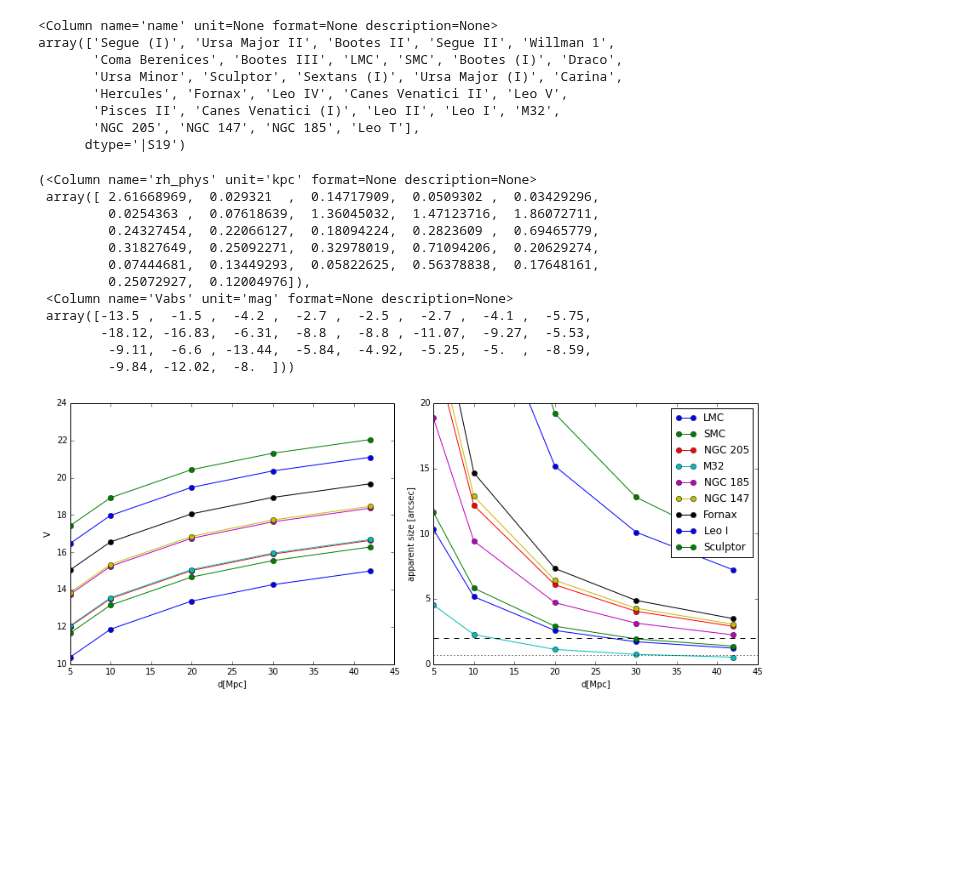
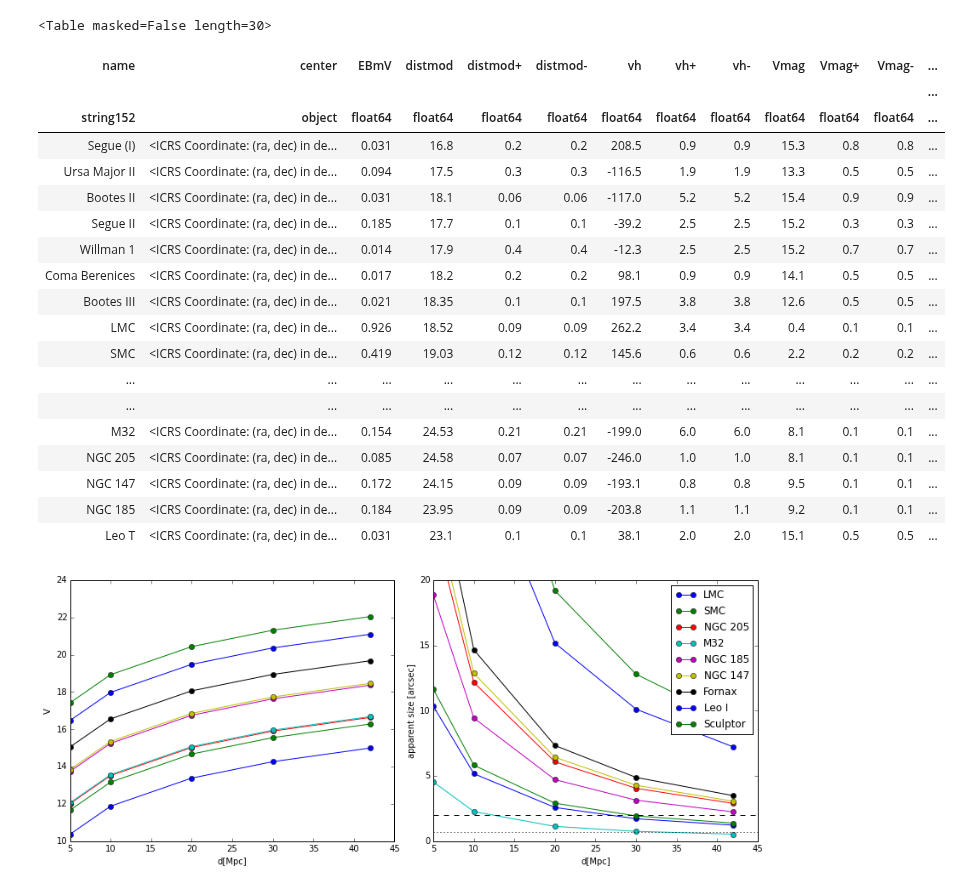
Before and after one commit to sagasurvey/erik, a Jupyter notebook: ipython_notebooks/dSph_at_distance_plots.ipynb, the cells around one changed output. Saved outputs shown, nothing was run; the diff lists cells and outputs as text; code cells hidden in the pictures; blank space fills up the shorter version.

```diff
--- a/ipython_notebooks/dSph_at_distance_plots.ipynb
+++ b/ipython_notebooks/dSph_at_distance_plots.ipynb
@@ -275,43 +286,40 @@ mcconndat = get_table('https://www.astrosci.ca/users/alan/Nearby_Dwarfs_Database
 # %%
 #the MW sats
 sample = mcconndat['distance']<420
 sample[mcconndat['name']=='Canis Major'] = False
 sample[mcconndat['name']=='Phoenix'] = False
 sample[mcconndat['name']=='Phoenix'] = False
 sample[mcconndat['name']=='Sagittarius dSph'] = False  # disrupting
 
 #special-case including some of the bright M31 objects
 sample[mcconndat['name']=='M32'] = True
 sample[mcconndat['name']=='NGC 147'] = True
 sample[mcconndat['name']=='NGC 185'] = True
 sample[mcconndat['name']=='NGC 205'] = True
 
 ldat = mcconndat[sample]
-ldat['name']
+ldat
 # %% [output]
-<Column name='name' unit=None format=None description=None>
-array(['Segue (I)', 'Ursa Major II', 'Bootes II', 'Segue II', 'Willman 1',
-       'Coma Berenices', 'Bootes III', 'LMC', 'SMC', 'Bootes (I)', 'Draco',
-       'Ursa Minor', 'Sculptor', 'Sextans (I)', 'Ursa Major (I)', 'Carina',
-       'Hercules', 'Fornax', 'Leo IV', 'Canes Venatici II', 'Leo V',
-       'Pisces II', 'Canes Venatici (I)', 'Leo II', 'Leo I', 'M32',
-       'NGC 205', 'NGC 147', 'NGC 185', 'Leo T'],
-      dtype='|S19')
+<Table masked=False length=30>
+| name | center | EBmV | distmod | distmod+ | distmod- | vh | vh+ | vh- | Vmag | Vmag+ | Vmag- | ... |
+|  |  |  |  |  |  |  |  |  |  |  |  | ... |
+| string152 | object | float64 | float64 | float64 | float64 | float64 | float64 | float64 | float64 | float64 | float64 | ... |
+| Segue (I) | <ICRS Coordinate: (ra, dec) in de... | 0.031 | 16.8 | 0.2 | 0.2 | 208.5 | 0.9 | 0.9 | 15.3 | 0.8 | 0.8 | ... |
+| Ursa Major II | <ICRS Coordinate: (ra, dec) in de... | 0.094 | 17.5 | 0.3 | 0.3 | -116.5 | 1.9 | 1.9 | 13.3 | 0.5 | 0.5 | ... |
+| Bootes II | <ICRS Coordinate: (ra, dec) in de... | 0.031 | 18.1 | 0.06 | 0.06 | -117.0 | 5.2 | 5.2 | 15.4 | 0.9 | 0.9 | ... |
+| Segue II | <ICRS Coordinate: (ra, dec) in de... | 0.185 | 17.7 | 0.1 | 0.1 | -39.2 | 2.5 | 2.5 | 15.2 | 0.3 | 0.3 | ... |
+| Willman 1 | <ICRS Coordinate: (ra, dec) in de... | 0.014 | 17.9 | 0.4 | 0.4 | -12.3 | 2.5 | 2.5 | 15.2 | 0.7 | 0.7 | ... |
+| Coma Berenices | <ICRS Coordinate: (ra, dec) in de... | 0.017 | 18.2 | 0.2 | 0.2 | 98.1 | 0.9 | 0.9 | 14.1 | 0.5 | 0.5 | ... |
+| Bootes III | <ICRS Coordinate: (ra, dec) in de... | 0.021 | 18.35 | 0.1 | 0.1 | 197.5 | 3.8 | 3.8 | 12.6 | 0.5 | 0.5 | ... |
+| LMC | <ICRS Coordinate: (ra, dec) in de... | 0.926 | 18.52 | 0.09 | 0.09 | 262.2 | 3.4 | 3.4 | 0.4 | 0.1 | 0.1 | ... |
+| SMC | <ICRS Coordinate: (ra, dec) in de... | 0.419 | 19.03 | 0.12 | 0.12 | 145.6 | 0.6 | 0.6 | 2.2 | 0.2 | 0.2 | ... |
+| ... | ... | ... | ... | ... | ... | ... | ... | ... | ... | ... | ... | ... |
+| ... | ... | ... | ... | ... | ... | ... | ... | ... | ... | ... | ... | ... |
+| M32 | <ICRS Coordinate: (ra, dec) in de... | 0.154 | 24.53 | 0.21 | 0.21 | -199.0 | 6.0 | 6.0 | 8.1 | 0.1 | 0.1 | ... |
+| NGC 205 | <ICRS Coordinate: (ra, dec) in de... | 0.085 | 24.58 | 0.07 | 0.07 | -246.0 | 1.0 | 1.0 | 8.1 | 0.1 | 0.1 | ... |
+| NGC 147 | <ICRS Coordinate: (ra, dec) in de... | 0.172 | 24.15 | 0.09 | 0.09 | -193.1 | 0.8 | 0.8 | 9.5 | 0.1 | 0.1 | ... |
+| NGC 185 | <ICRS Coordinate: (ra, dec) in de... | 0.184 | 23.95 | 0.09 | 0.09 | -203.8 | 1.1 | 1.1 | 9.2 | 0.1 | 0.1 | ... |
+| Leo T | <ICRS Coordinate: (ra, dec) in de... | 0.031 | 23.1 | 0.1 | 0.1 | 38.1 | 2.0 | 2.0 | 15.1 | 0.5 | 0.5 | ... |
-# %%
-ldat['rh_phys'], ldat['Vabs']
-# %% [output]
-(<Column name='rh_phys' unit='kpc' format=None description=None>
- array([ 2.61668969,  0.029321  ,  0.14717909,  0.0509302 ,  0.03429296,
-         0.0254363 ,  0.07618639,  1.36045032,  1.47123716,  1.86072711,
-         0.24327454,  0.22066127,  0.18094224,  0.2823609 ,  0.69465779,
-         0.31827649,  0.25092271,  0.32978019,  0.71094206,  0.20629274,
-         0.07444681,  0.13449293,  0.05822625,  0.56378838,  0.17648161,
-         0.25072927,  0.12004976]),
- <Column name='Vabs' unit='mag' format=None description=None>
- array([-13.5 ,  -1.5 ,  -4.2 ,  -2.7 ,  -2.5 ,  -2.7 ,  -4.1 ,  -5.75,
-        -18.12, -16.83,  -6.31,  -8.8 ,  -8.8 , -11.07,  -9.27,  -5.53,
-         -9.11,  -6.6 , -13.44,  -5.84,  -4.92,  -5.25,  -5.  ,  -8.59,
-         -9.84, -12.02,  -8.  ]))
 # %%
 dists = [5, 10, 20, 30, 42] * u.Mpc
 distmods = 5*np.log10(dists/(10*u.pc))
```
Also changed, not shown: parts of 7 cells of this notebook.
